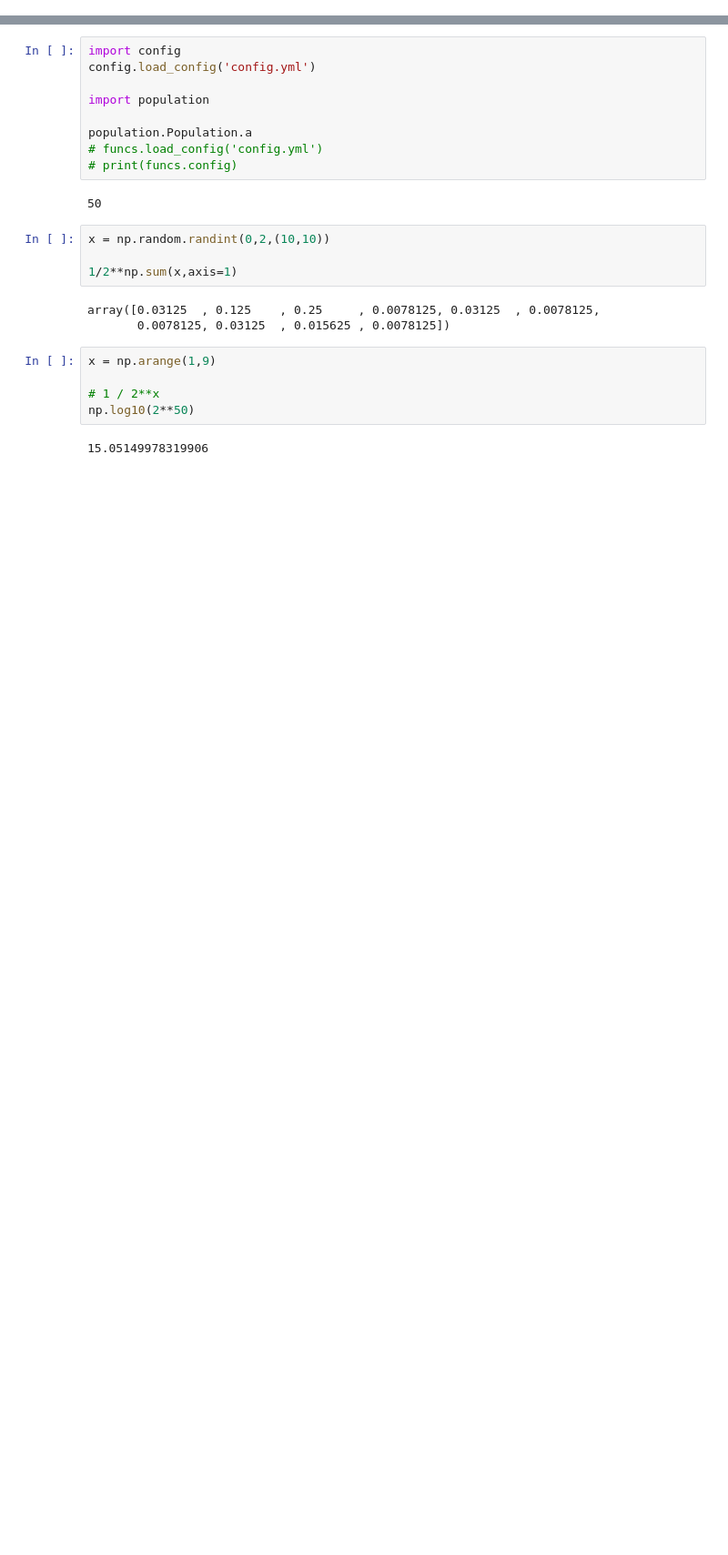
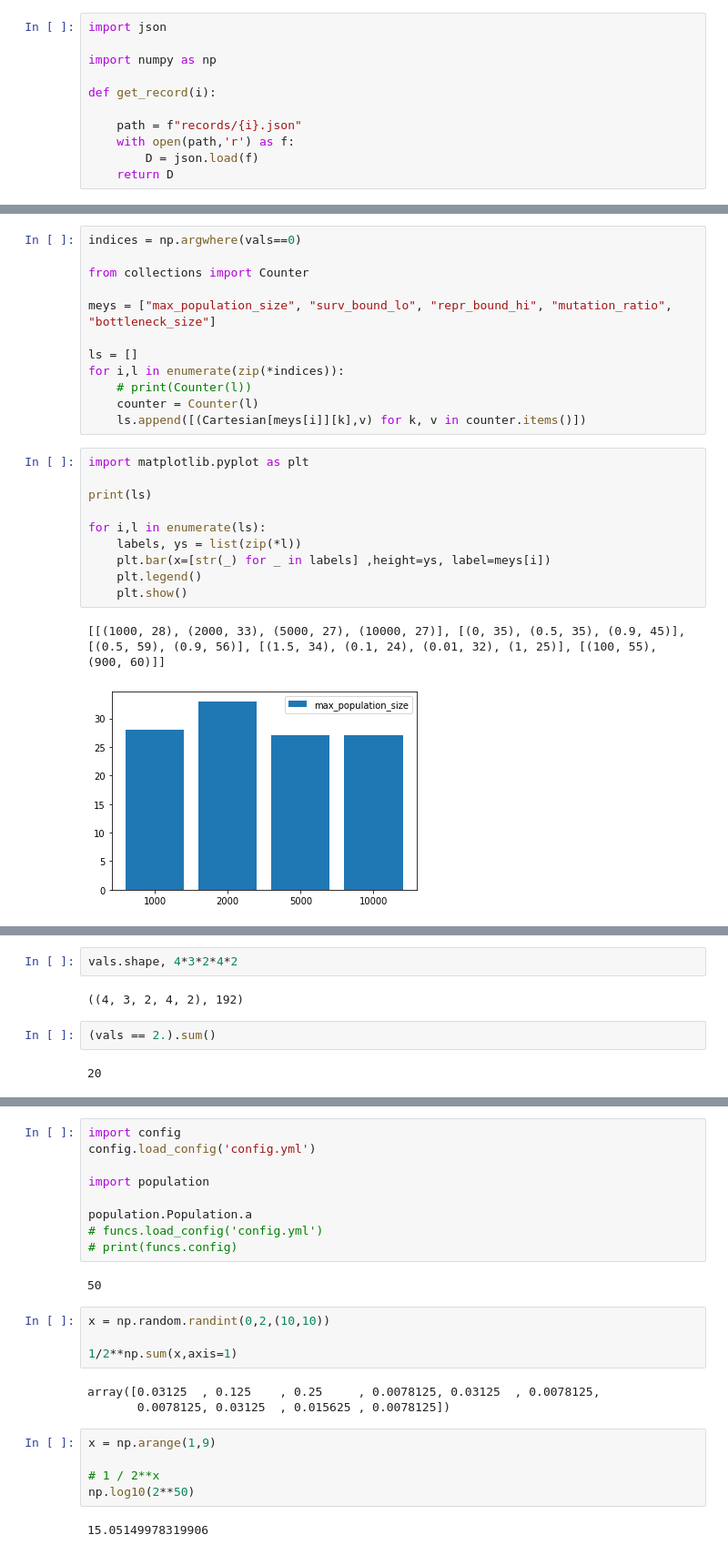
Before and after one commit to martinbagic/wxyz, a Jupyter notebook: playground.ipynb, the cells around one changed output, grey strips where cells are left out. Shown: that part at 91% size. Cells and saved outputs as stored; diff of their text form; blank space fills up the shorter version.

```diff
--- a/playground.ipynb
+++ b/playground.ipynb
@@ -0,0 +1,11 @@
+# %%
+import json
+
+import numpy as np
+
+def get_record(i):
+
+    path = f"records/{i}.json"
+    with open(path,'r') as f:
+        D = json.load(f)
+    return D
@@ -0,0 +47,25 @@
+# %%
+indices = np.argwhere(vals==0)
+
+from collections import Counter
+
+meys = ["max_population_size", "surv_bound_lo", "repr_bound_hi", "mutation_ratio", "bottleneck_size"]
+
+ls = []
+for i,l in enumerate(zip(*indices)):
+    # print(Counter(l))
+    counter = Counter(l)
+    ls.append([(Cartesian[meys[i]][k],v) for k, v in counter.items()])
+# %%
+import matplotlib.pyplot as plt
+
+print(ls)
+
+for i,l in enumerate(ls):
+    labels, ys = list(zip(*l))
+    plt.bar(x=[str(_) for _ in labels] ,height=ys, label=meys[i])
+    plt.legend()
+    plt.show()
+# %% [output]
+[[(1000, 28), (2000, 33), (5000, 27), (10000, 27)], [(0, 35), (0.5, 35), (0.9, 45)], [(0.5, 59), (0.9, 56)], [(1.5, 34), (0.1, 24), (0.01, 32), (1, 25)], [(100, 55), (900, 60)]]
+[figure, added]
@@ -0,0 +76,8 @@
+# %%
+vals.shape, 4*3*2*4*2
+# %% [output]
+((4, 3, 2, 4, 2), 192)
+# %%
+(vals == 2.).sum()
+# %% [output]
+20
```
Also changed, not shown: parts of 5 cells of this notebook, 6 other files.
